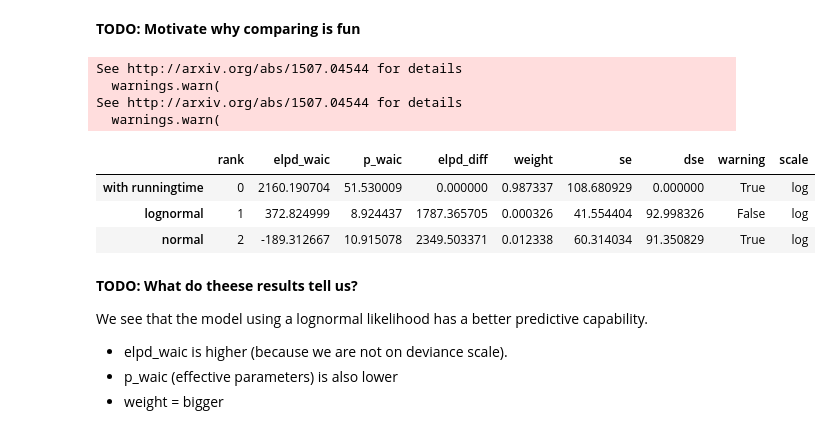
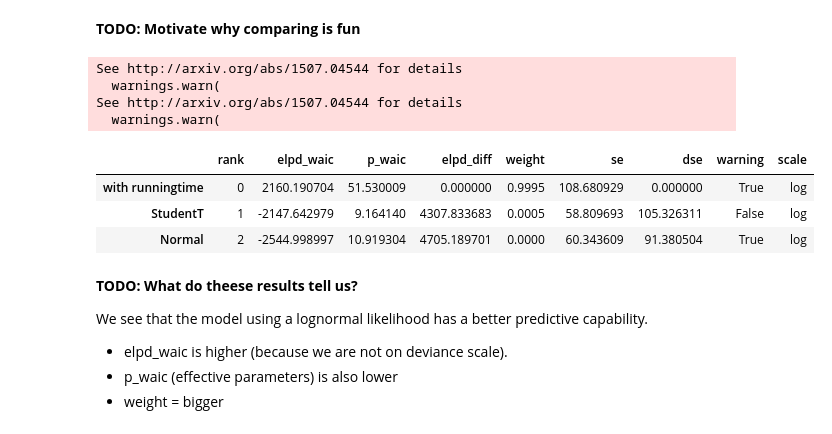
Before and after one commit to joakimGD/PRPRO-exam, a Jupyter notebook: main-question.ipynb, the cells around one changed output. Cells and saved outputs as stored; diff of their text form; code cells hidden in the pictures.

```diff
--- a/main-question.ipynb
+++ b/main-question.ipynb
@@ -470,5 +518,5 @@ $$
 # %%
-with pm.Model() as m_h1_only_intercept:
+with pm.Model() as m_h1_studentT:
     C_data = pm.Data("C_data", df["C_stand"].values, mutable=True)
     A_data = pm.Data("A_data", df["A"].values, mutable=True)
 
@@ -476,11 +524,11 @@ with pm.Model() as m_h1_only_intercept:
     sigma = pm.Exponential("sigma", 1)
     mu = pm.Deterministic("mu", alpha[A_data])
 
-    C = pm.Normal("C", mu=mu, sigma=sigma, observed=C_data)
+    C = pm.StudentT("C", nu=3, mu=mu, sigma=sigma, observed=C_data)
 
     diff = pm.Deterministic("diff", alpha - alpha[0])
 
-    trace_h1_only_intercept = pm.sample(random_seed=rng, idata_kwargs = { 'log_likelihood': True })
+    trace_h1_studentT = pm.sample(random_seed=rng, idata_kwargs = { 'log_likelihood': True })
 # %% [output]
 Initializing NUTS using jitter+adapt_diag...
 Multiprocess sampling (4 chains in 4 jobs)
@@ -576,16 +644,16 @@ Interesting - per running time unit (seconds) C\# performs better than the other
 # %% [markdown]
 **TODO: Motivate why comparing is fun**
 # %%
-az.compare({'normal':trace_h1b, 'lognormal':trace_h1_lognormal, 'with runningtime': trace_h1_with_runningtime}, ic='waic')
+az.compare({'Normal':trace_h1_only_intercept, 'StudentT':trace_h1_studentT, 'with runningtime': trace_h1_with_runningtime}, ic='waic')
 # %% [output]
 See http://arxiv.org/abs/1507.04544 for details
   warnings.warn(
 See http://arxiv.org/abs/1507.04544 for details
   warnings.warn(
 |  | rank | elpd_waic | p_waic | elpd_diff | weight | se | dse | warning | scale |
-| with runningtime | 0 | 2160.190704 | 51.530009 | 0.000000 | 0.987337 | 108.680929 | 0.000000 | True | log |
-| lognormal | 1 | 372.824999 | 8.924437 | 1787.365705 | 0.000326 | 41.554404 | 92.998326 | False | log |
-| normal | 2 | -189.312667 | 10.915078 | 2349.503371 | 0.012338 | 60.314034 | 91.350829 | True | log |
+| with runningtime | 0 | 2160.190704 | 51.530009 | 0.000000 | 0.9995 | 108.680929 | 0.000000 | True | log |
+| StudentT | 1 | -2147.642979 | 9.164140 | 4307.833683 | 0.0005 | 58.809693 | 105.326311 | False | log |
+| Normal | 2 | -2544.998997 | 10.919304 | 4705.189701 | 0.0000 | 60.343609 | 91.380504 | True | log |
 # %% [markdown]
 **TODO: What do theese results tell us?**
 
```
Also changed, not shown: parts of 59 cells of this notebook.
